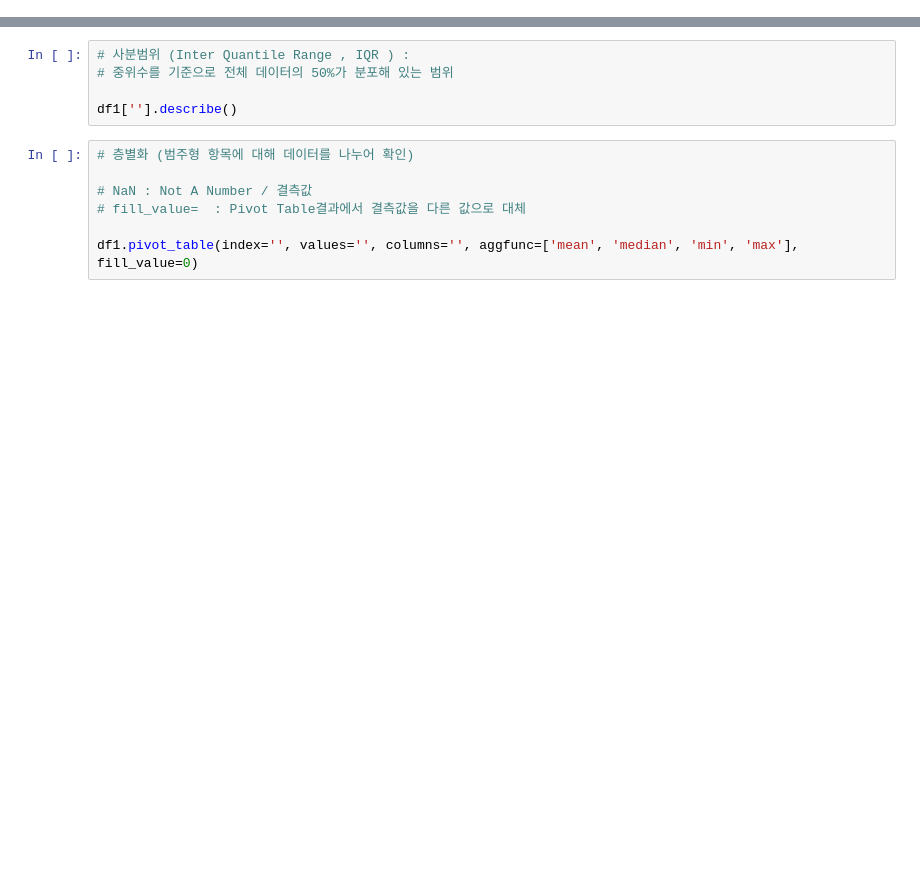
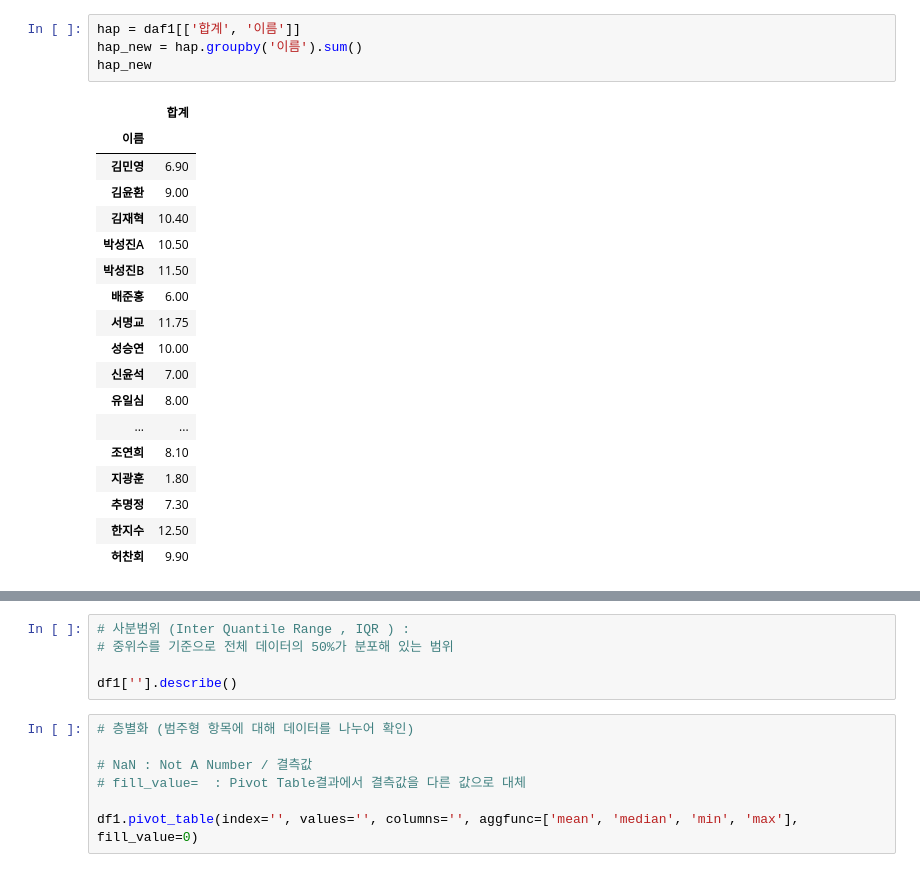
Before and after one commit to GeulHae/Analysis, a Jupyter notebook: Revision.ipynb, the cells around one changed output, grey strips where cells are left out. Saved outputs shown, nothing was run; the diff lists cells and outputs as text; blank space fills up the shorter version.

```diff
--- a/Revision.ipynb
+++ b/Revision.ipynb
@@ -27,0 +124,23 @@ df1 = pd.read_csv('.csv')
+# %%
+hap = daf1[['합계', '이름']]
+hap_new = hap.groupby('이름').sum()
+hap_new
+# %% [output]
+|  | 합계 |
+| 이름 |  |
+| 김민영 | 6.90 |
+| 김윤환 | 9.00 |
+| 김재혁 | 10.40 |
+| 박성진A | 10.50 |
+| 박성진B | 11.50 |
+| 배준홍 | 6.00 |
+| 서명교 | 11.75 |
+| 성승연 | 10.00 |
+| 신윤석 | 7.00 |
+| 유일심 | 8.00 |
+| ... | ... |
+| 조연희 | 8.10 |
+| 지광훈 | 1.80 |
+| 추명정 | 7.30 |
+| 한지수 | 12.50 |
+| 허찬회 | 9.90 |
```
Also changed, not shown: parts of 35 cells of this notebook.
